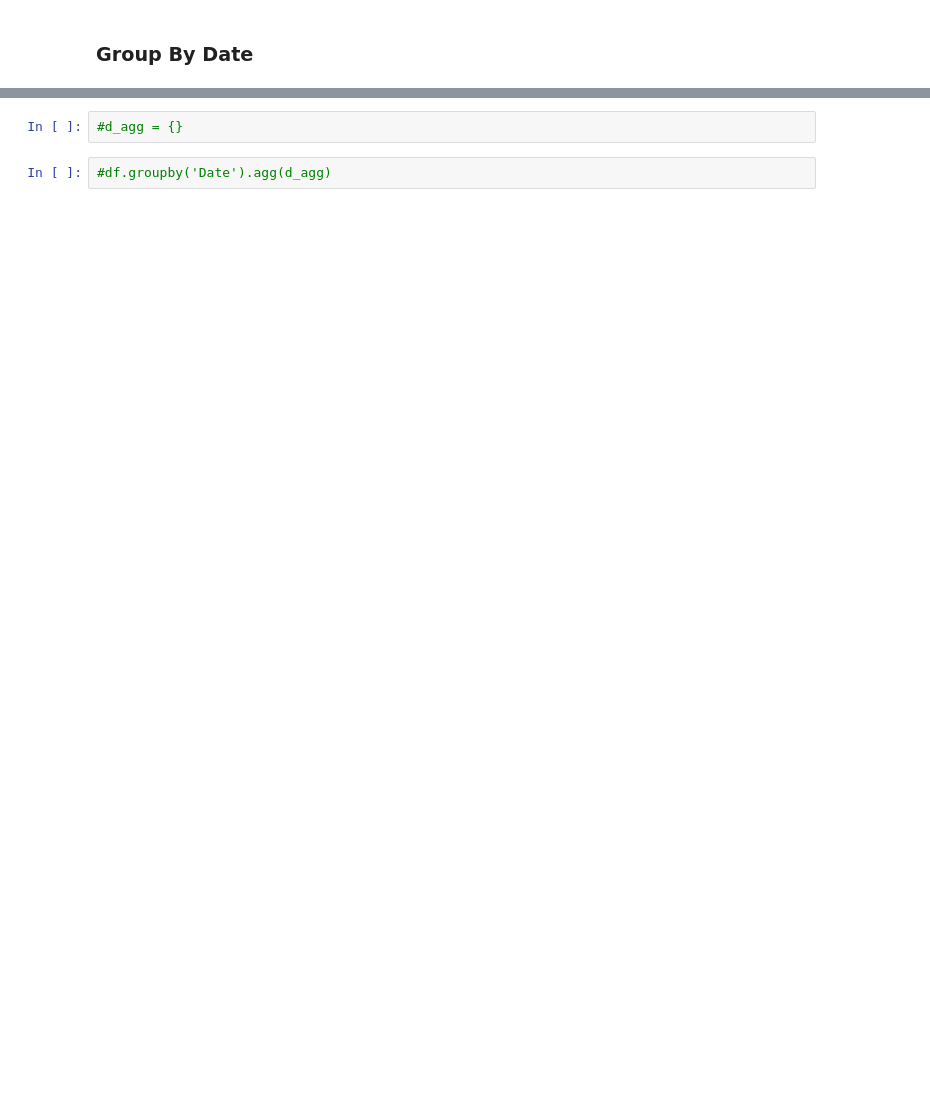
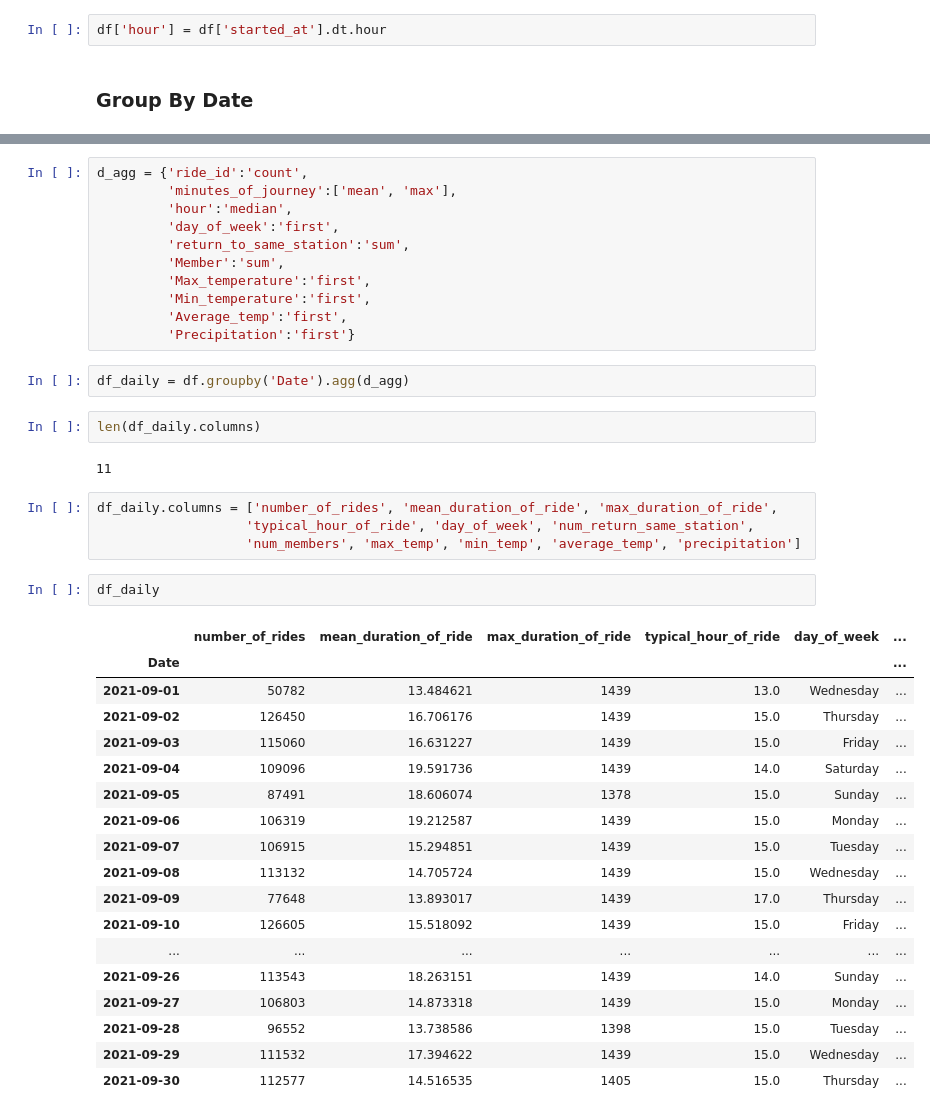
Before and after one commit to divanov137/Bikes, a Jupyter notebook: bikes_weather_analysis.ipynb, the cells around one changed output, grey strips where cells are left out. Saved outputs shown, nothing was run; the diff lists cells and outputs as text; blank space fills up the shorter version.

Commit message:
group by date

```diff
--- a/bikes_weather_analysis.ipynb
+++ b/bikes_weather_analysis.ipynb
@@ -348,2 +367,4 @@ df['start_station_id'].nunique(), df['end_station_id'].nunique(), len(df)
+# %%
+df['hour'] = df['started_at'].dt.hour
 # %% [markdown]
 ### Group By Date
@@ -350,4 +382,42 @@ df['start_station_id'].nunique(), df['end_station_id'].nunique(), len(df)
 # %%
-#d_agg = {}
+d_agg = {'ride_id':'count',
+         'minutes_of_journey':['mean', 'max'],
+         'hour':'median',
+         'day_of_week':'first',
+         'return_to_same_station':'sum',
+         'Member':'sum',
+         'Max_temperature':'first',
+         'Min_temperature':'first',
+         'Average_temp':'first',
+         'Precipitation':'first'}
 # %%
-#df.groupby('Date').agg(d_agg)
+df_daily = df.groupby('Date').agg(d_agg)
+# %%
+len(df_daily.columns)
+# %% [output]
+11
+# %%
+df_daily.columns = ['number_of_rides', 'mean_duration_of_ride', 'max_duration_of_ride',
+                   'typical_hour_of_ride', 'day_of_week', 'num_return_same_station',
+                   'num_members', 'max_temp', 'min_temp', 'average_temp', 'precipitation']
+# %%
+df_daily
+# %% [output]
+|  | number_of_rides | mean_duration_of_ride | max_duration_of_ride | typical_hour_of_ride | day_of_week | ... |
+| Date |  |  |  |  |  | ... |
+| 2021-09-01 | 50782 | 13.484621 | 1439 | 13.0 | Wednesday | ... |
+| 2021-09-02 | 126450 | 16.706176 | 1439 | 15.0 | Thursday | ... |
+| 2021-09-03 | 115060 | 16.631227 | 1439 | 15.0 | Friday | ... |
+| 2021-09-04 | 109096 | 19.591736 | 1439 | 14.0 | Saturday | ... |
+| 2021-09-05 | 87491 | 18.606074 | 1378 | 15.0 | Sunday | ... |
+| 2021-09-06 | 106319 | 19.212587 | 1439 | 15.0 | Monday | ... |
+| 2021-09-07 | 106915 | 15.294851 | 1439 | 15.0 | Tuesday | ... |
+| 2021-09-08 | 113132 | 14.705724 | 1439 | 15.0 | Wednesday | ... |
+| 2021-09-09 | 77648 | 13.893017 | 1439 | 17.0 | Thursday | ... |
+| 2021-09-10 | 126605 | 15.518092 | 1439 | 15.0 | Friday | ... |
+| ... | ... | ... | ... | ... | ... | ... |
+| 2021-09-26 | 113543 | 18.263151 | 1439 | 14.0 | Sunday | ... |
+| 2021-09-27 | 106803 | 14.873318 | 1439 | 15.0 | Monday | ... |
+| 2021-09-28 | 96552 | 13.738586 | 1398 | 15.0 | Tuesday | ... |
+| 2021-09-29 | 111532 | 17.394622 | 1439 | 15.0 | Wednesday | ... |
+| 2021-09-30 | 112577 | 14.516535 | 1405 | 15.0 | Thursday | ... |
```
Also changed, not shown: parts of 6 cells of this notebook.
